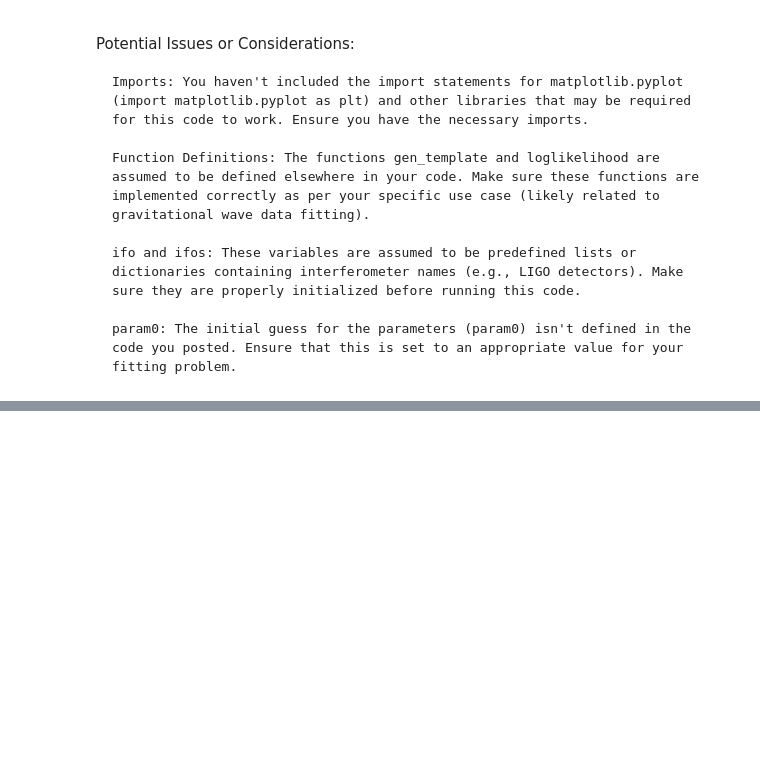
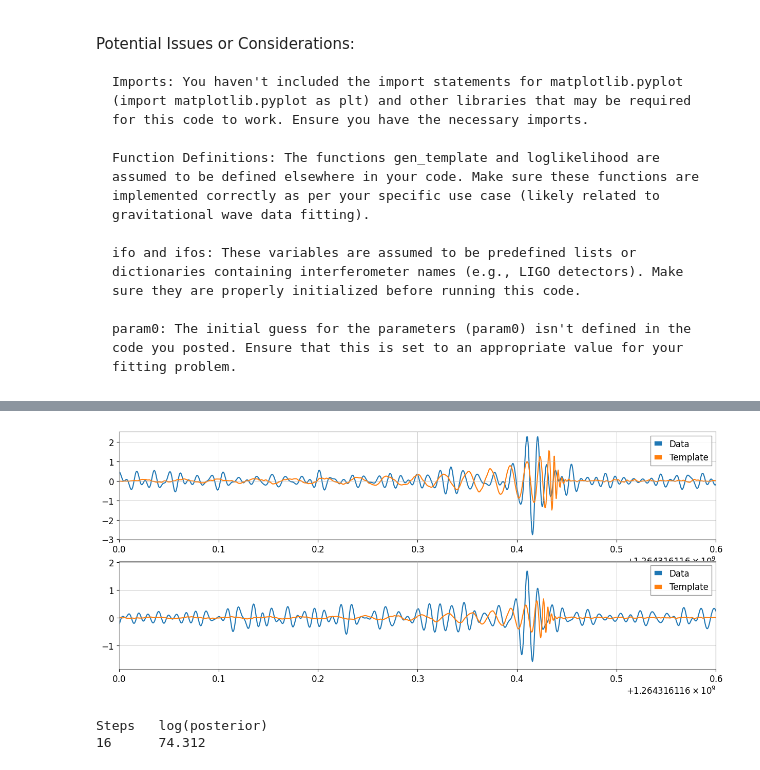
Before and after one commit to hjornskar-ctrl/dim-clem, a Jupyter notebook: Param_estimation.ipynb, the cells around one changed output, grey strips where cells are left out. Drawn from its saved outputs; the diff is of its cells as text; code cells hidden in the pictures; blank space fills up the shorter version.

```diff
--- a/Param_estimation.ipynb
+++ b/Param_estimation.ipynb
@@ -205,7 +205,7 @@ def gen_template(param,
     return template
 # %%
 # Testing the gen_template() function:
-param=[34.5,29,890,1264316116.4,0.0,5.5, 0, 0, 0.]
+param=[34.5,29,890,1264316116.4,0.0,5.5, 0, 0.001, 0.]
 # m1, m2, distance, time, phase, right_ascension, declination, inclination,polarization = param
 template=gen_template(param)
 plt.figure(figsize=(15,5))
@@ -253,7 +253,7 @@ def loglikelihood(param, sf=sf, f_lower=20.0):
         logl += h_dot_s - h_dot_h/2
     return logl.value
 # %%
-param0=[34.5,29,890,1264316116.4,0.0,0, 0, 0, 0.]
+param0=[34.5,29,890,1264316116.4,0.0,0, 0.0, 0.001, 0.]
 # m1, m2, distance, time, phase, right_ascension, declination, inclination,polarization = param
 
 template0 = gen_template(param0)
@@ -367,3 +367,6 @@ Potential Issues or Considerations:
     ifo and ifos: These variables are assumed to be predefined lists or dictionaries containing interferometer names (e.g., LIGO detectors). Make sure they are properly initialized before running this code.
 
     param0: The initial guess for the parameters (param0) isn't defined in the code you posted. Ensure that this is set to an appropriate value for your fitting problem.
+# %%
+best_fit = res.x
+best_fit_template = gen_template(best_fit) #best fit waveform found from optimisation of likelihood
@@ -369,0 +435,6 @@ Potential Issues or Considerations:
+# %%
+def logposterior(param):
+    logpost = logprior(param)
+    if np.isfinite(logpost):
+        logpost += loglikelihood(param)
+    return logpost
@@ -369,0 +453,37 @@ Potential Issues or Considerations:
+# %%
+fig, axs = plt.subplots(2, 1, figsize=[15, 6])
+Neval = 1
+
+lines = {}
+for ax, ifo in zip(axs, ifos):
+    hite_template = template0[ifo].whiten(asd=np.sqrt(psd[ifo]),highpass=20.)
+
+    ax.plot(white_data[ifo].times, white_data[ifo], label="Data")
+    lines[ifo], = ax.plot(white_template.times, white_template, label="Template")
+
+    ax.set_xlim(time_centre-.4, time_centre+.2)
+    ax.legend()
+
+def callback(param_i):
+    global Neval
+    global line
+    global fig
+
+    template = gen_template(param_i)
+    for ifo in ifos:
+        white_template = template[ifo].whiten(asd=np.sqrt(psd[ifo]),highpass=20.)
+        lines[ifo].set_ydata(white_template)
+
+    clear_output(wait=True)
+    display(fig)
+    print("Steps\tlog(posterior)")
+    print('{}\t{:.3f}'.format(Neval, logposterior(param_i)))
+
+    Neval += 1
+
+res = minimize(lambda param: -logposterior(param), param0, callback=callback, method='powell')
+plt.close()
+# %% [output]
+[figure, added]
+Steps   log(posterior)
+16      74.312
```
Also changed, not shown: parts of 9 cells of this notebook.
